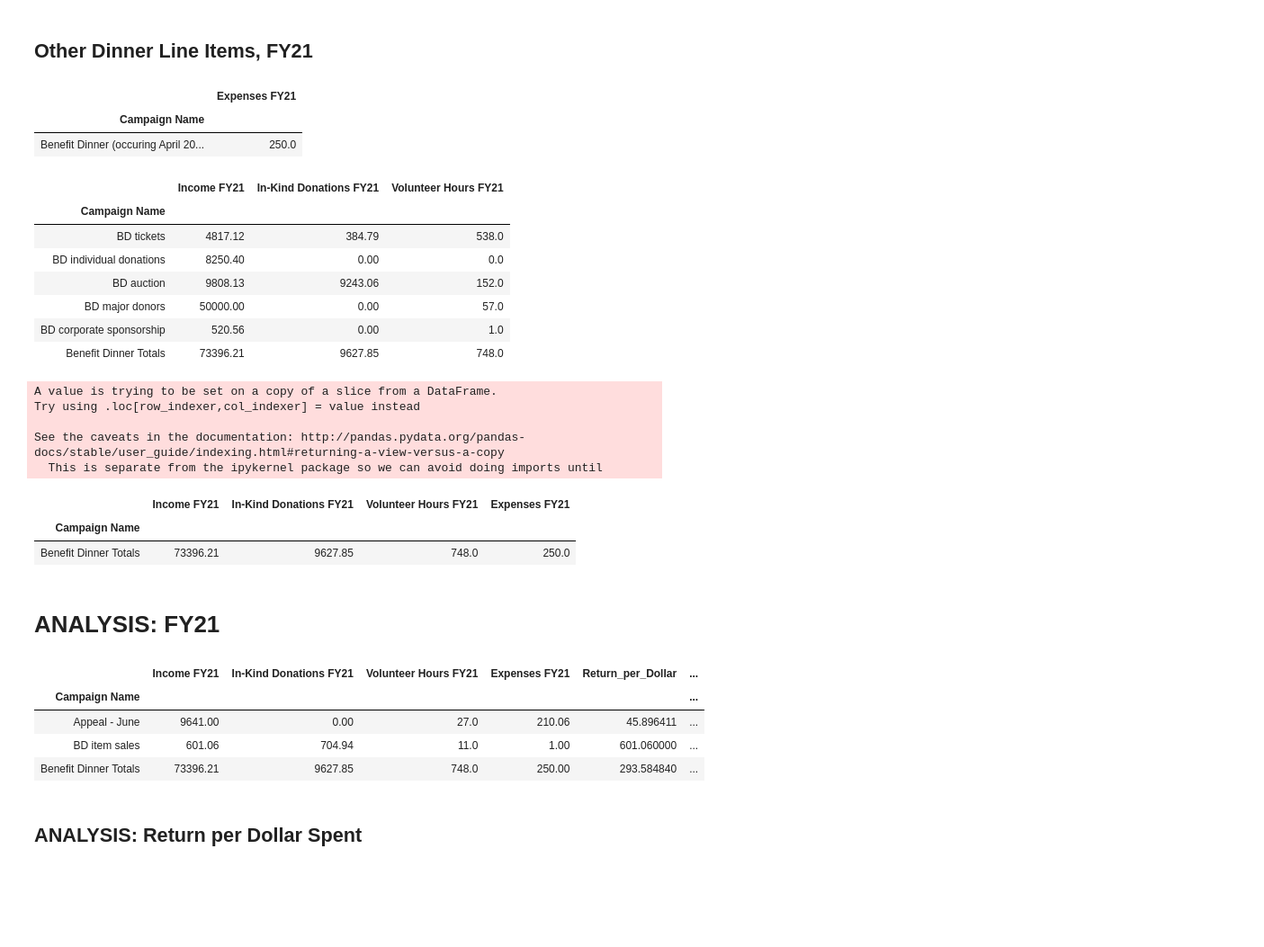
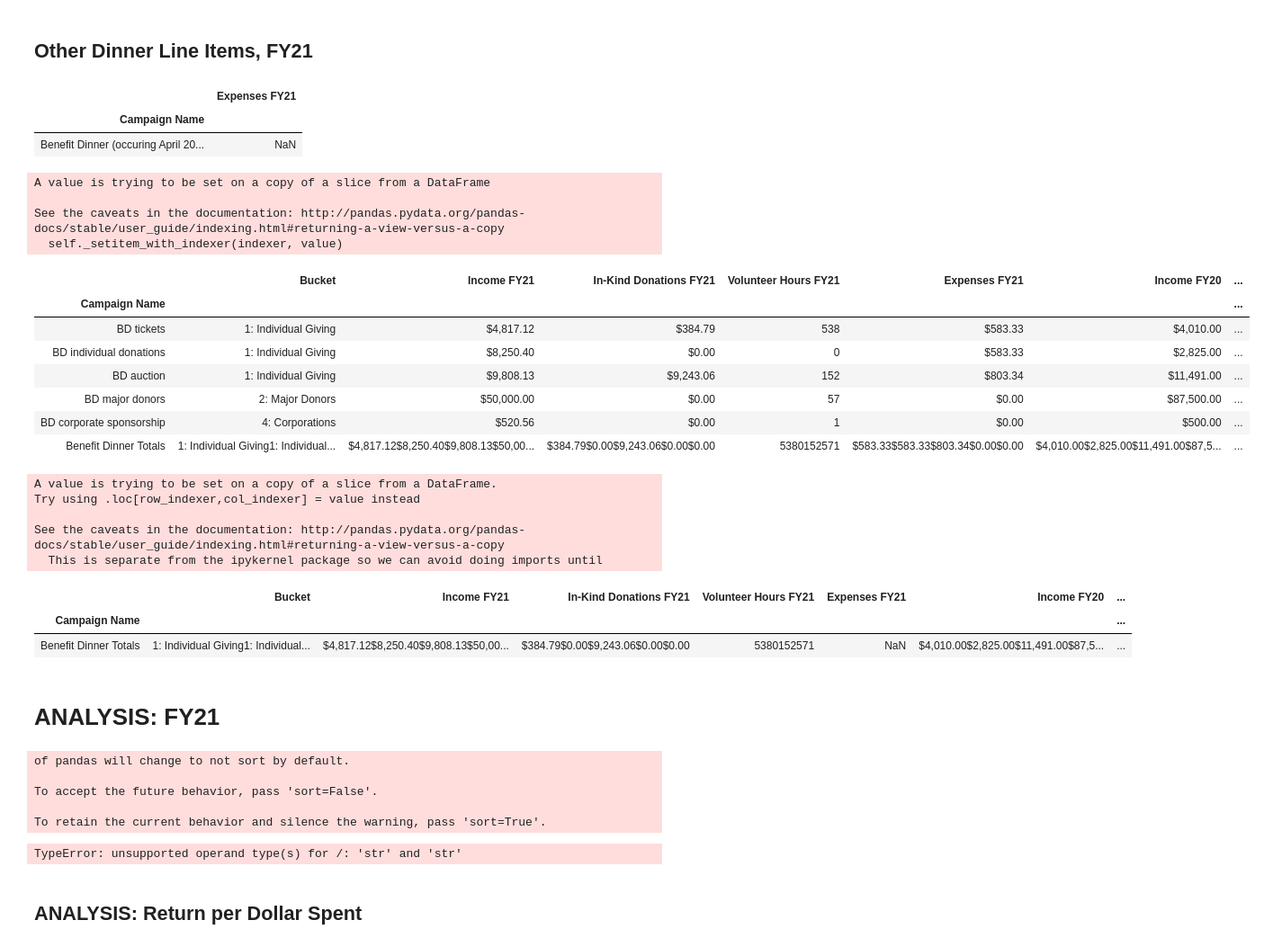
Before and after one commit to patelpurvip/Board-Fundraising-Analysis, a Jupyter notebook: Giving Campaigns Analysis.ipynb, the cells around one changed output. Shown at 90% size. Drawn from its saved outputs; the diff is of its cells as text; code cells hidden in the pictures; blank space fills up the shorter version.

```diff
--- a/Giving Campaigns Analysis.ipynb
+++ b/Giving Campaigns Analysis.ipynb
@@ -8,6 +8,6 @@ import seaborn as sb
 sb.set_style('darkgrid')
 sb.set()
 
-step2 = "Sources/Fundraising Strategy - Step 2, 08.07.20.csv"
+step2 = "Sources/Fundraising Strategy - Step 2, 09.05.20.csv"
 donation_data = pd.read_csv(step2)
-# donation_data.head()
+donation_data
@@ -54,9 +34,7 @@ income_vs_expense
 # %%
-del income_vs_expense['Bucket']
+x = donation_data.set_index(['Campaign Name'])
 
-x = income_vs_expense.set_index(['Campaign Name'])
-
-Campaigns_to_Analyze = x.loc[['Appeal - June', 'Online appeal - Giving Tuesday', 'Ecua vols/visitors', 'Benefit dinner item sales', 'Benefit Dinner (occuring April 2020) (SPANS TWO FYs)', 'Benefit dinner tickets', 'Benefit dinner individual donations', 'Benefit dinner auction', 'Benefit dinner sponsorships (5)', 'Benefit dinner sponsorships (1)']]
+Campaigns_to_Analyze = x.loc[['Appeal - June', 'Online appeal - Giving Tuesday', 'Ecua vols/visitors', 'Benefit dinner item sales', 'Benefit dinner tickets', 'Benefit dinner individual donations', 'Benefit dinner auction', 'Benefit dinner sponsorships (5)', 'Benefit dinner sponsorships (1)']]
 
 Campaigns_to_Analyze.replace(regex=['coming soon'], value='0', inplace=True)
 Campaigns_to_Analyze = Campaigns_to_Analyze.rename(index={'Online appeal - Giving Tuesday': 'Appeal - Giving Tuesday','Benefit dinner item sales': 'BD item sales', 'Benefit dinner tickets': 'BD tickets', 'Benefit dinner individual donations': 'BD individual donations', 'Benefit dinner auction': 'BD auction', 'Benefit dinner sponsorships (5)': 'BD major donors', 'Benefit dinner sponsorships (1)': 'BD corporate sponsorship'})
@@ -162,21 +136,25 @@ Benefit_Dinner_Expenses
 # %% [output]
 |  | Expenses FY21 |
 | Campaign Name |  |
-| Benefit Dinner (occuring April 20... | 250.0 |
+| Benefit Dinner (occuring April 20... | NaN |
 # %%
 Benefit_Dinner_Income = Campaigns_to_Analyze.iloc[5:,:]
-Benefit_Dinner_Income = Benefit_Dinner_Income[['Income FY21', 'In-Kind Donations FY21', 'Volunteer Hours FY21']].replace('[\$,]', '', regex=True).astype(float)
+# Benefit_Dinner_Income = Benefit_Dinner_Income[['Income FY21', 'In-Kind Donations FY21', 'Volunteer Hours FY21']].replace('[\$,]', '', regex=True).astype(float)
 Benefit_Dinner_Income.loc['Benefit Dinner Totals'] = Benefit_Dinner_Income.sum()
 Benefit_Dinner_Income
 # %% [output]
+A value is trying to be set on a copy of a slice from a DataFrame
+
+See the caveats in the documentation: http://pandas.pydata.org/pandas-docs/stable/user_guide/indexing.html#returning-a-view-versus-a-copy
+  self._setitem_with_indexer(indexer, value)
-|  | Income FY21 | In-Kind Donations FY21 | Volunteer Hours FY21 |
-| Campaign Name |  |  |  |
-| BD tickets | 4817.12 | 384.79 | 538.0 |
-| BD individual donations | 8250.40 | 0.00 | 0.0 |
-| BD auction | 9808.13 | 9243.06 | 152.0 |
-| BD major donors | 50000.00 | 0.00 | 57.0 |
-| BD corporate sponsorship | 520.56 | 0.00 | 1.0 |
-| Benefit Dinner Totals | 73396.21 | 9627.85 | 748.0 |
+|  | Bucket | Income FY21 | In-Kind Donations FY21 | Volunteer Hours FY21 | Expenses FY21 | Income FY20 | ... |
+| Campaign Name |  |  |  |  |  |  | ... |
+| BD tickets | 1: Individual Giving | $4,817.12 | $384.79 | 538 | $583.33 | $4,010.00 | ... |
+| BD individual donations | 1: Individual Giving | $8,250.40 | $0.00 | 0 | $583.33 | $2,825.00 | ... |
+| BD auction | 1: Individual Giving | $9,808.13 | $9,243.06 | 152 | $803.34 | $11,491.00 | ... |
+| BD major donors | 2: Major Donors | $50,000.00 | $0.00 | 57 | $0.00 | $87,500.00 | ... |
+| BD corporate sponsorship | 4: Corporations | $520.56 | $0.00 | 1 | $0.00 | $500.00 | ... |
+| Benefit Dinner Totals | 1: Individual Giving1: Individual... | $4,817.12$8,250.40$9,808.13$50,00... | $384.79$0.00$9,243.06$0.00$0.00 | 5380152571 | $583.33$583.33$803.34$0.00$0.00 | $4,010.00$2,825.00$11,491.00$87,5... | ... |
 # %%
 Benefit_Dinner = Benefit_Dinner_Income.iloc[5:,:]
 dinner_expenses_FY21 = Benefit_Dinner_Expenses.iloc[0,0]
@@ -188,9 +166,9 @@ Try using .loc[row_indexer,col_indexer] = value instead
 
 See the caveats in the documentation: http://pandas.pydata.org/pandas-docs/stable/user_guide/indexing.html#returning-a-view-versus-a-copy
   This is separate from the ipykernel package so we can avoid doing imports until
-|  | Income FY21 | In-Kind Donations FY21 | Volunteer Hours FY21 | Expenses FY21 |
-| Campaign Name |  |  |  |  |
-| Benefit Dinner Totals | 73396.21 | 9627.85 | 748.0 | 250.0 |
+|  | Bucket | Income FY21 | In-Kind Donations FY21 | Volunteer Hours FY21 | Expenses FY21 | Income FY20 | ... |
+| Campaign Name |  |  |  |  |  |  | ... |
+| Benefit Dinner Totals | 1: Individual Giving1: Individual... | $4,817.12$8,250.40$9,808.13$50,00... | $384.79$0.00$9,243.06$0.00$0.00 | 5380152571 | NaN | $4,010.00$2,825.00$11,491.00$87,5... | ... |
 # %% [markdown]
 # ANALYSIS: FY21
 # %%
@@ -200,13 +178,15 @@ FY21_Campaigns['Return_per_Dollar'] = FY21_Campaigns['Income FY21']/FY21_Campaig
 FY21_Campaigns['Return_per_Hour'] = FY21_Campaigns['Income FY21']/FY21_Campaigns['Volunteer Hours FY21']
 
 FY21_Campaigns.to_csv("./ExcelOutputs/FY21_Campaigns.csv", encoding="utf-8", index=True)
+FY21_Campaigns.loc['Benefit Dinner Totals', 'Expenses FY21'] = 1970
 FY21_Campaigns
 # %% [output]
-|  | Income FY21 | In-Kind Donations FY21 | Volunteer Hours FY21 | Expenses FY21 | Return_per_Dollar | ... |
-| Campaign Name |  |  |  |  |  | ... |
-| Appeal - June | 9641.00 | 0.00 | 27.0 | 210.06 | 45.896411 | ... |
-| BD item sales | 601.06 | 704.94 | 11.0 | 1.00 | 601.060000 | ... |
-| Benefit Dinner Totals | 73396.21 | 9627.85 | 748.0 | 250.00 | 293.584840 | ... |
+of pandas will change to not sort by default.
+
+To accept the future behavior, pass 'sort=False'.
+
+To retain the current behavior and silence the warning, pass 'sort=True'.
+TypeError: unsupported operand type(s) for /: 'str' and 'str'
 # %% [markdown]
 ## ANALYSIS: Return per Dollar Spent
 # %%
```
Also changed, not shown: parts of 8 cells of this notebook, 4 other files.
